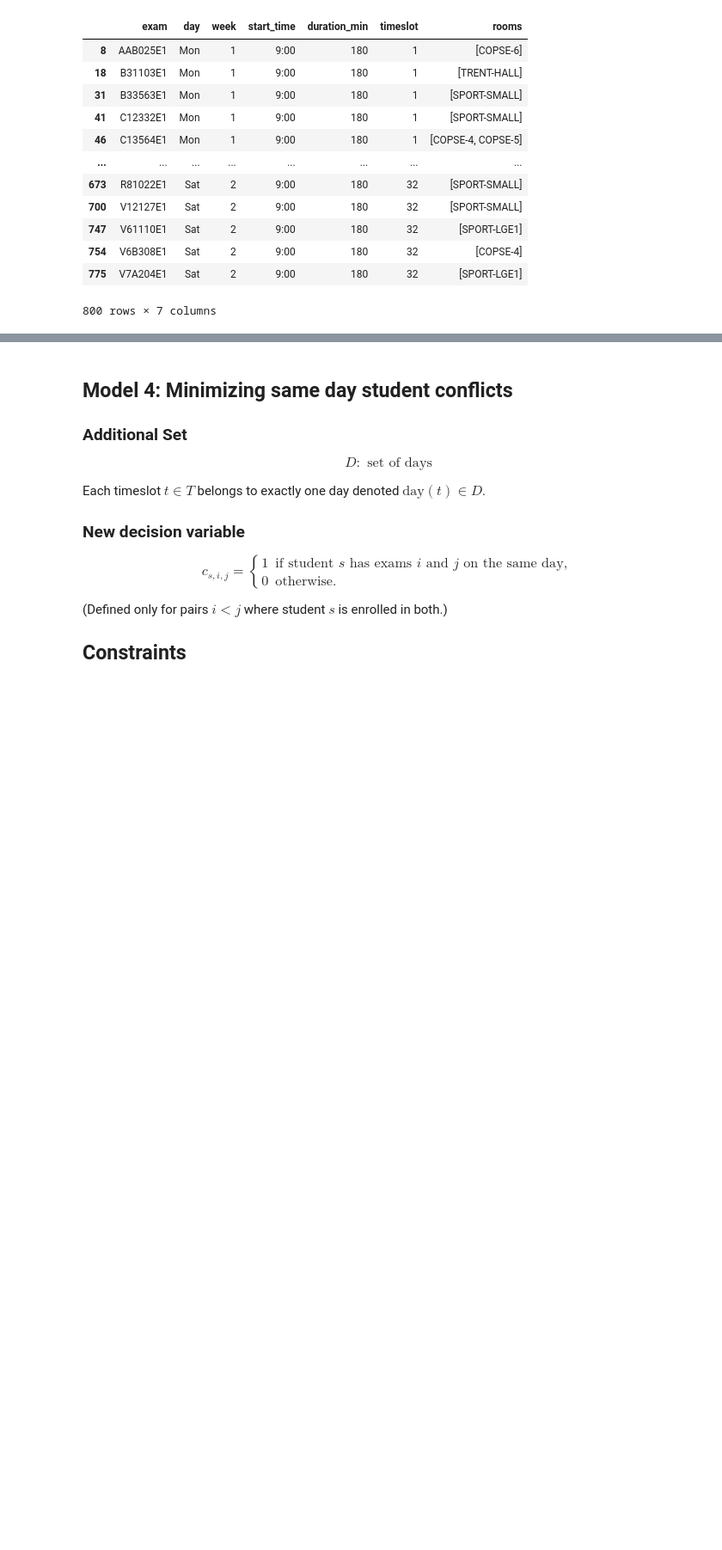
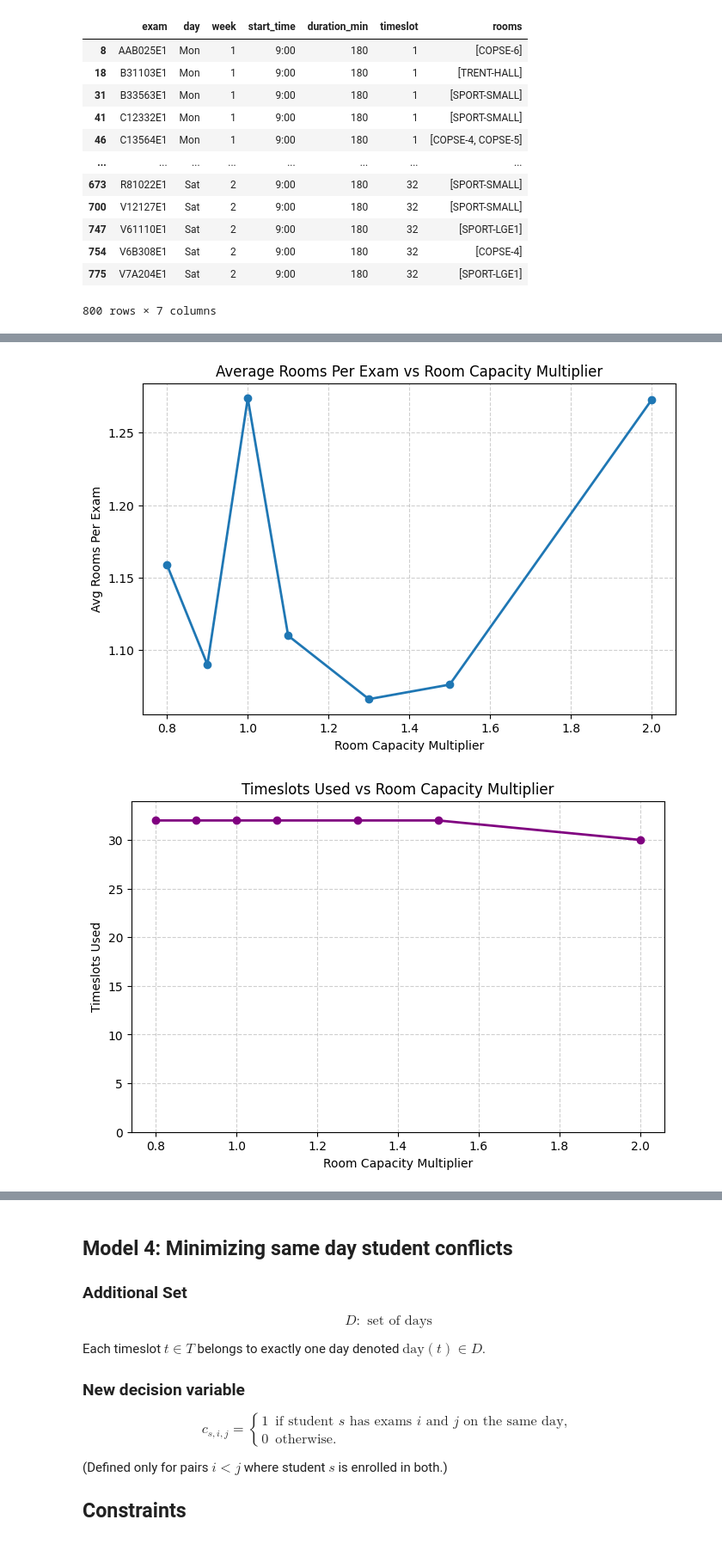
Before and after one commit to jennykhanhnguyen/optimize-exam-schedule, a Jupyter notebook: code/model.ipynb, the cells around one changed output, grey strips where cells are left out. Shown at 86% size. Cells and saved outputs as stored; diff of their text form; code cells hidden in the pictures; blank space fills up the shorter version.

```diff
--- a/code/model.ipynb
+++ b/code/model.ipynb
@@ -1167,0 +1336,15 @@ schedule_df
+# %%
+def sensitivity_room_capacity():
+    multipliers = [0.7, 0.8, 0.9, 1.0, 1.1, 1.3, 1.5, 2.0]
+    results = []
+
+    for m in multipliers:
+        print(f"\n Running capacity multiplier {m}")
+        out = run_model(cap_multiplier=m)
+        results.append(out)
+
+    df = pd.DataFrame(results)
+    return df
+
+df_cap1 = sensitivity_room_capacity()
+df_cap1
@@ -1167,0 +1404,39 @@ schedule_df
+# %%
+df_plot = df_cap1[df_cap1["feasible"] == True].copy()
+
+# -----------------------------
+# Plot 1: Avg Rooms Per Exam
+# -----------------------------
+plt.figure(figsize=(8,5))
+plt.plot(df_plot["cap_multiplier"], df_plot["avg_rooms_per_exam"], marker='o', linewidth=2)
+plt.title("Average Rooms Per Exam vs Room Capacity Multiplier")
+plt.xlabel("Room Capacity Multiplier")
+plt.ylabel("Avg Rooms Per Exam")
+plt.grid(True, linestyle="--", alpha=0.6)
+plt.show()
+
+# -----------------------------
+# Plot 2: Timeslots Used
+# -----------------------------
+plt.figure(figsize=(8,5))
+plt.plot(df_plot["cap_multiplier"], df_plot["timeslots_used"], marker='o', color="purple", linewidth=2)
+plt.title("Timeslots Used vs Room Capacity Multiplier")
+plt.xlabel("Room Capacity Multiplier")
+plt.ylabel("Timeslots Used")
+plt.grid(True, linestyle="--", alpha=0.6)
+plt.ylim(0, max(df_plot["timeslots_used"])+2)
+plt.show()
+
+# -----------------------------
+# Plot 3: Avg Room Utilization
+# -----------------------------
+plt.figure(figsize=(8,5))
+plt.plot(df_plot["cap_multiplier"], df_plot["avg_room_utilization"], marker='o', color="green", linewidth=2)
+plt.title("Average Room Utilization vs Room Capacity Multiplier")
+plt.xlabel("Room Capacity Multiplier")
+plt.ylabel("Avg Room Utilization")
+plt.grid(True, linestyle="--", alpha=0.6)
+plt.show()
+# %% [output]
+[figure, added]
+[figure, added]
```
Also changed, not shown: parts of 12 cells of this notebook.
